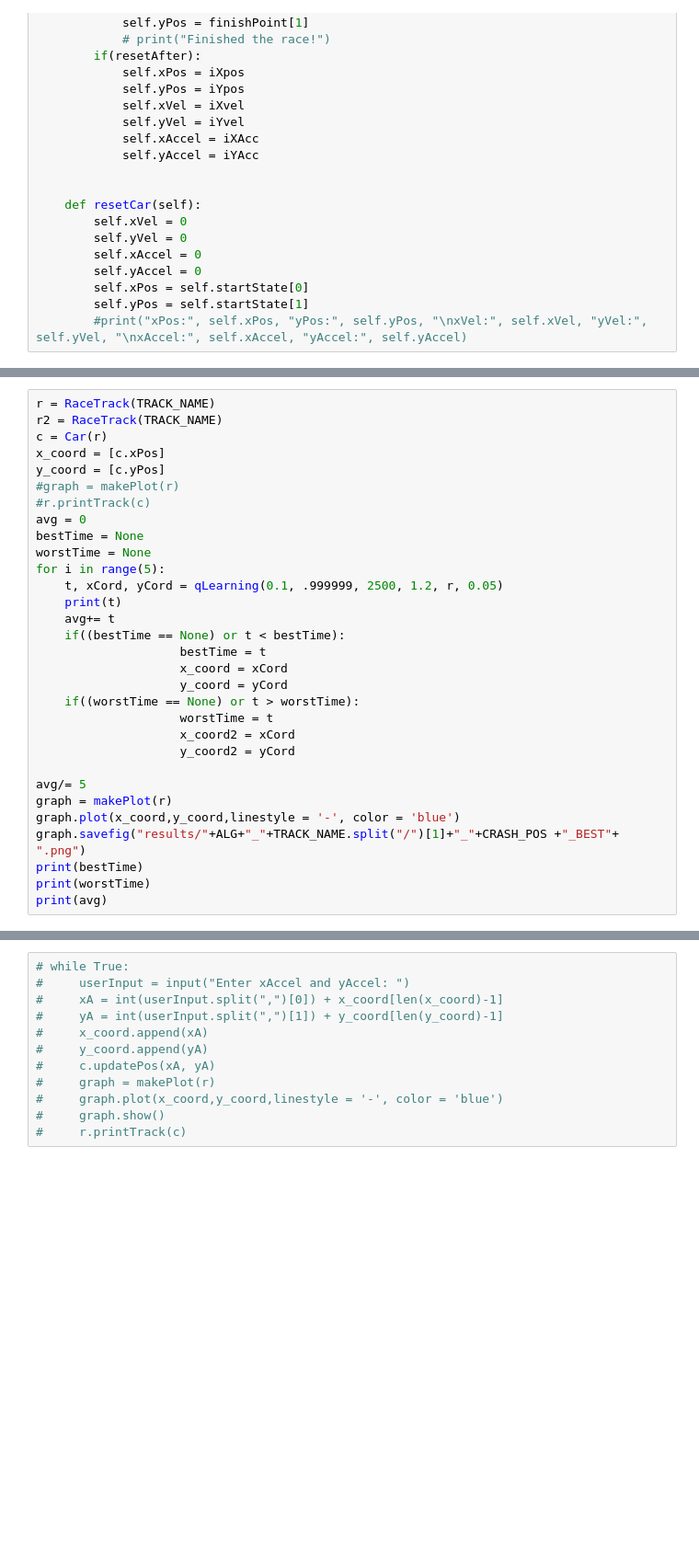
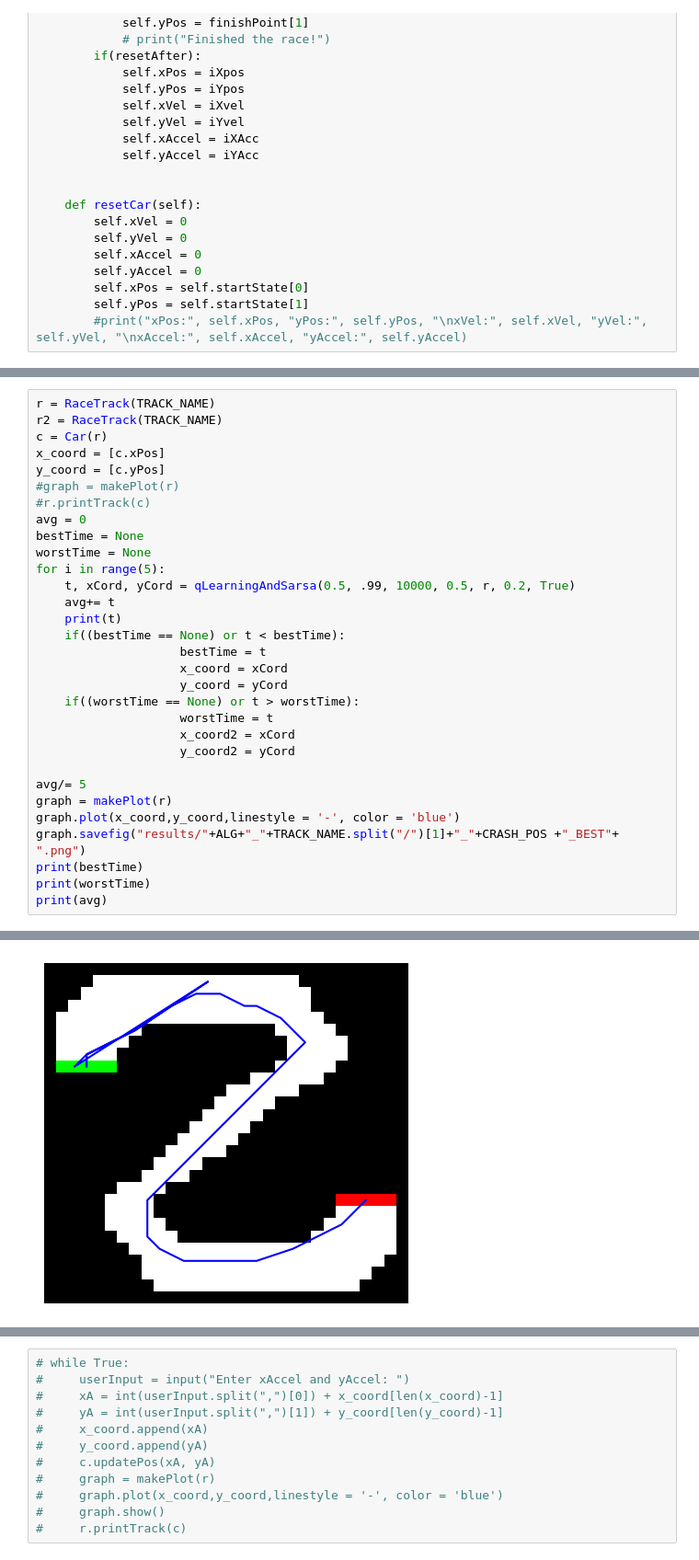
Before and after one commit to NathanRitchlin/AI2025-Project-4, a Jupyter notebook: main.ipynb, the cells around one changed output, grey strips where cells are left out. Shown at 92% size. Saved outputs shown, nothing was run; the diff lists cells and outputs as text; blank space fills up the shorter version.

Commit message:
SARSA and Q learning

```diff
--- a/main.ipynb
+++ b/main.ipynb
@@ -275,9 +290,9 @@ avg = 0
 bestTime = None
 worstTime = None
 for i in range(5):
-    t, xCord, yCord = qLearning(0.1, .999999, 2500, 1.2, r, 0.05)
+    t, xCord, yCord = qLearningAndSarsa(0.5, .99, 10000, 0.5, r, 0.2, True)
+    avg+= t
     print(t)
-    avg+= t
     if((bestTime == None) or t < bestTime):
                     bestTime = t
                     x_coord = xCord
@@ -311,3 +330,4 @@ Best x and y: 24 7
+[figure, added]
 # %%
 graph2 = makePlot(r2)
 graph2.plot(x_coord2,y_coord2,linestyle = '-', color = 'blue')
```
Also changed, not shown: parts of 4 cells of this notebook.
